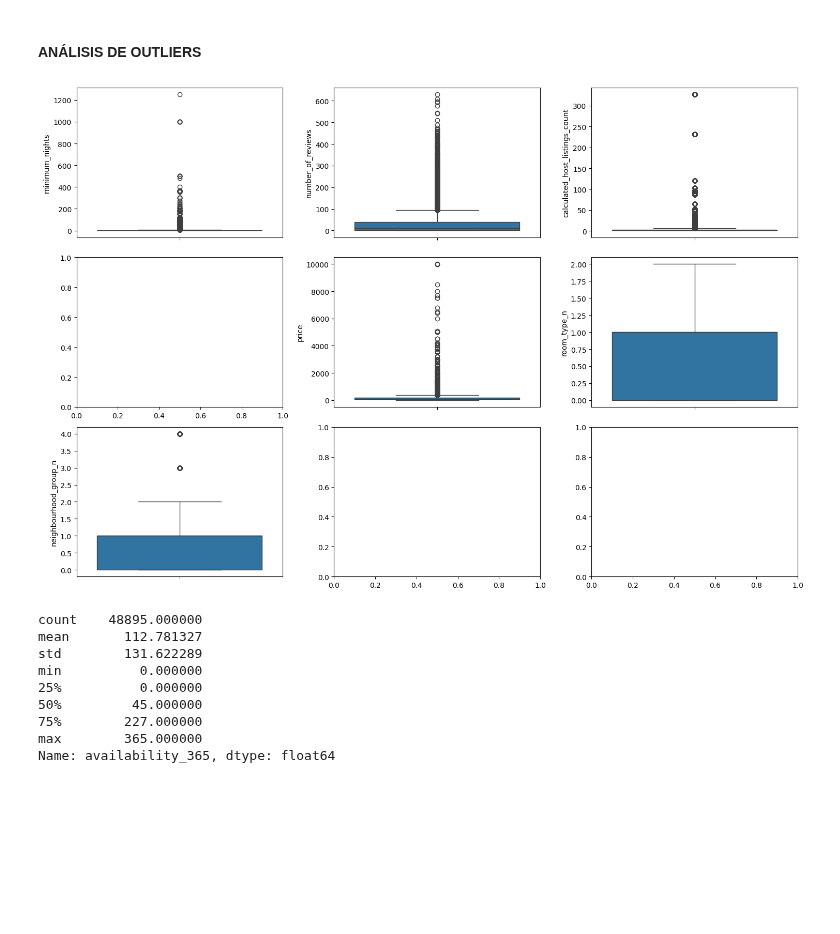
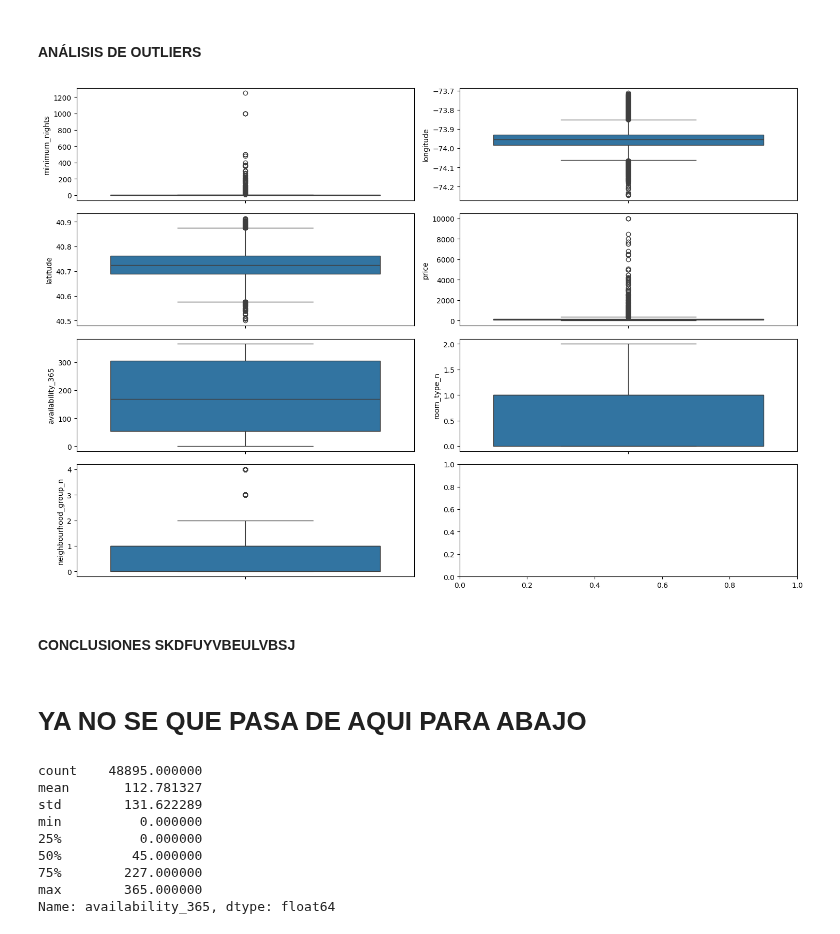
Before and after one commit to 4GeeksAcademy/CristinaChico_EDA, a Jupyter notebook: src/explore.ipynb, the cells around one changed output. Drawn from its saved outputs; the diff is of its cells as text; code cells hidden in the pictures; blank space fills up the shorter version.

```diff
--- a/src/explore.ipynb
+++ b/src/explore.ipynb
@@ -77,6 +81,6 @@ Al eliminar la columna identificadora no se encuentran duplicados pero al compro
 # %% [markdown]
 * ELIMINAR INFO IRRELEVANTE
 # %%
-total_data.drop(["id","name","host_name","latitude","longitude","last_review","neighbourhood"], axis = 1, inplace = True)
+total_data.drop(["id","name","host_name","host_id","last_review","reviews_per_month","number_of_reviews","calculated_host_listings_count","neighbourhood"], axis = 1, inplace = True)
 total_data.head()
 # %% [output]
@@ -324,20 +309,26 @@ total_data.describe()
 # %% [markdown]
 #### ANÁLISIS DE OUTLIERS
 # %%
-fig, axis = plt.subplots(3, 3, figsize = (15, 10))
+fig, axis = plt.subplots(4, 2, figsize = (15, 10))
 
 sns.boxplot(ax = axis[0, 0], data = total_data, y = "minimum_nights")
-sns.boxplot(ax = axis[0, 1], data = total_data, y = "number_of_reviews")
-sns.boxplot(ax = axis[0, 2], data = total_data, y = "calculated_host_listings_count")
+sns.boxplot(ax = axis[0, 1], data = total_data, y = "longitude")
+sns.boxplot(ax = axis[1, 0], data = total_data, y = "latitude")
 sns.boxplot(ax = axis[1, 1], data = total_data, y = "price")
-sns.boxplot(ax = axis[1, 2], data = total_data, y = "room_type_n")
-sns.boxplot(ax = axis[2, 0], data = total_data, y = "neighbourhood_group_n")
+sns.boxplot(ax = axis[2, 0], data = total_data, y = "availability_365")
+sns.boxplot(ax = axis[2, 1], data = total_data, y = "room_type_n")
+sns.boxplot(ax = axis[3, 0], data = total_data, y = "neighbourhood_group_n")
+
 
 plt.tight_layout()
 
 plt.show()
 # %% [output]
-[figure, old version]
+[figure, new version]
+# %% [markdown]
+#### CONCLUSIONES SKDFUYVBEULVBSJ
+# %% [markdown]
+# YA NO SE QUE PASA DE AQUI PARA ABAJO
 # %%
 availability_stats = total_data["availability_365"].describe()
 availability_stats
```
Also changed, not shown: parts of 43 cells of this notebook.
